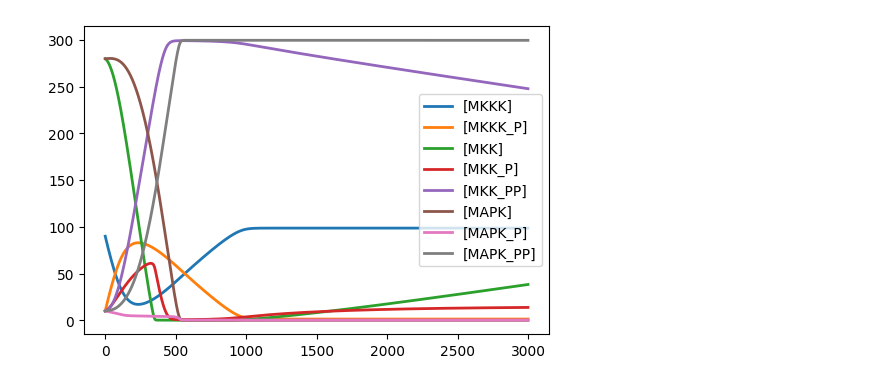
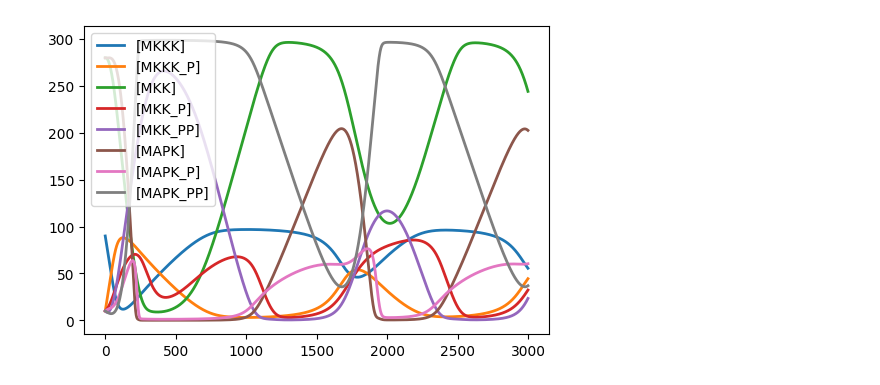
Before and after one commit to carothersresearch/ECFERS, a Jupyter notebook: pygmo_test.ipynb, the cells around one changed output. Saved outputs shown, nothing was run; the diff lists cells and outputs as text; code cells hidden in the pictures.

```diff
--- a/pygmo_test.ipynb
+++ b/pygmo_test.ipynb
@@ -12,13 +17,13 @@ r = te.loadSBMLModel(r.getParamPromotedSBML(r.getSBML()))
 parameter_values = r.getGlobalParameterValues()
 # %%
 new_parameter_values = parameter_values*np.random.uniform(0, 1, len(parameter_values))
-r.model.setGlobalParameterValues(new_parameter_values)
+r.model.setGlobalParameterValues(parameter_values)
 
 result = r.simulate(0, 3000, 5000)
 r.reset()
 r.plot(result)
 # %% [output]
-[figure, old version]
+[figure, new version]
 # %%
 class SBMLGlobalFit:
 
```
Also changed, not shown: parts of 10 cells of this notebook, 3 other files.
